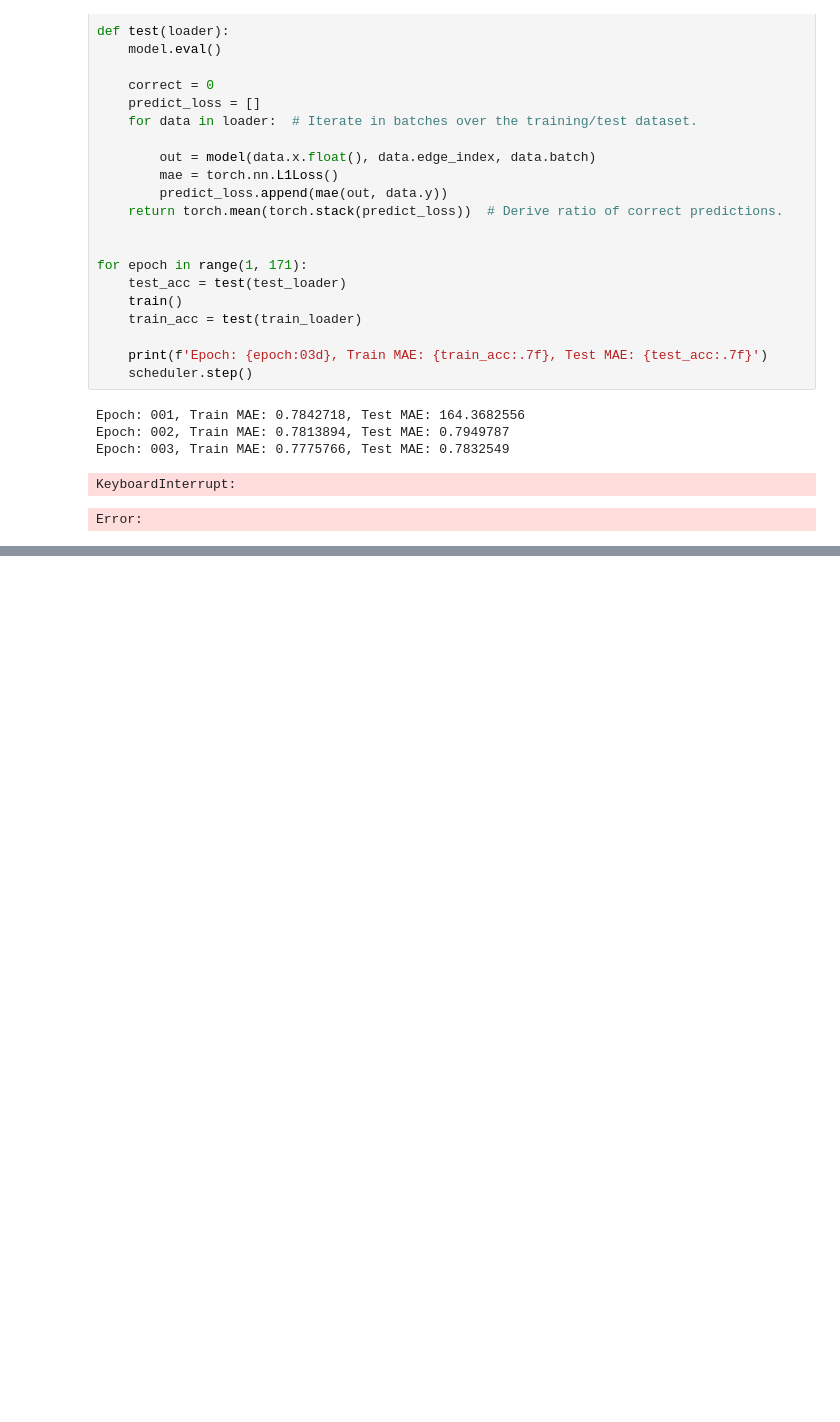
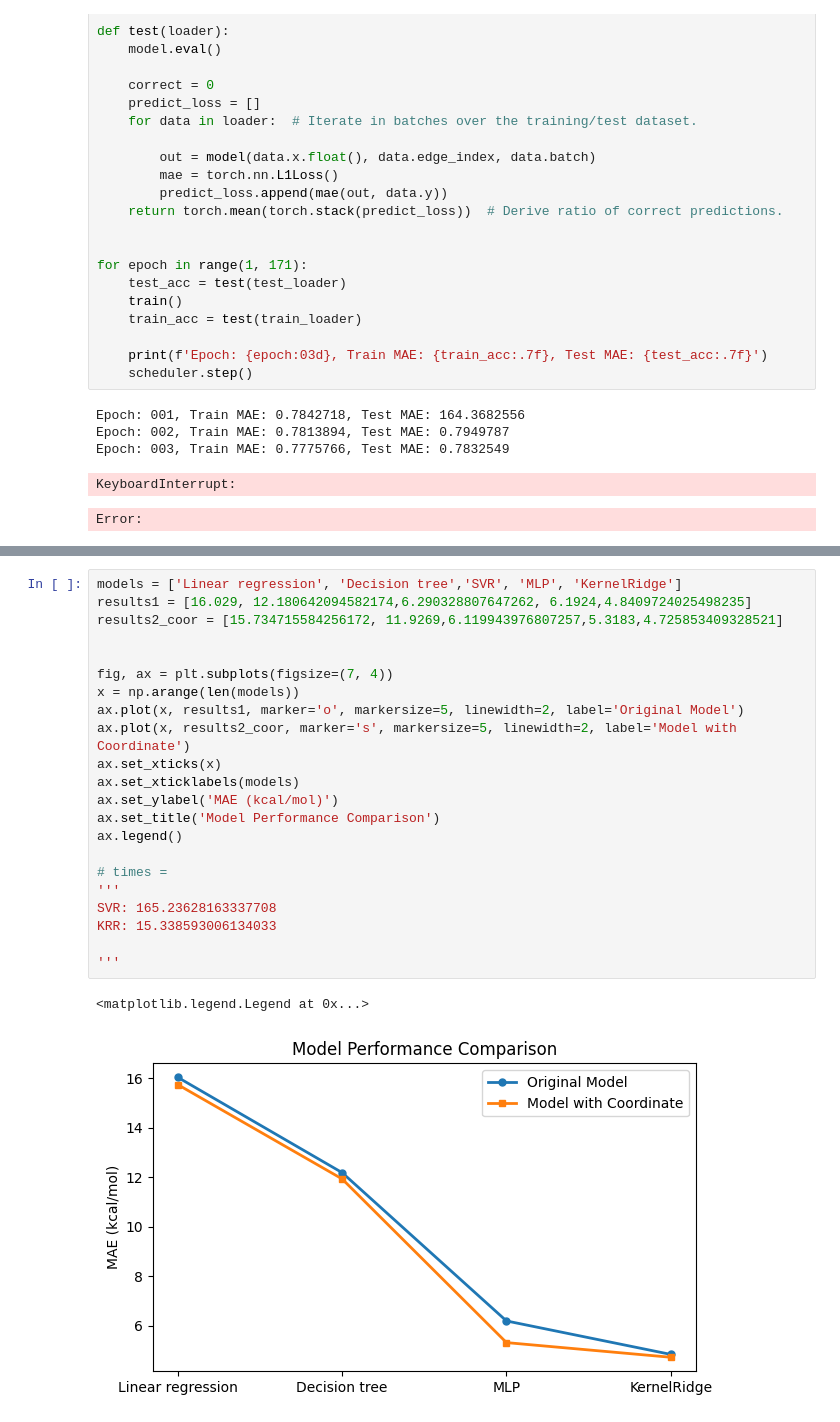
Before and after one commit to nguyenquivinhquang/atomization-energy-regression, a Jupyter notebook: notebooks/deep.ipynb, the cells around one changed output, grey strips where cells are left out. Drawn from its saved outputs; the diff is of its cells as text; blank space fills up the shorter version.

```diff
--- a/notebooks/deep.ipynb
+++ b/notebooks/deep.ipynb
@@ -308,0 +344,25 @@ Error:
+# %%
+models = ['Linear regression', 'Decision tree','SVR', 'MLP', 'KernelRidge']
+results1 = [16.029, 12.180642094582174,6.290328807647262, 6.1924,4.8409724025498235]
+results2_coor = [15.734715584256172, 11.9269,6.119943976807257,5.3183,4.725853409328521]
+
+
+fig, ax = plt.subplots(figsize=(7, 4))
+x = np.arange(len(models))
+ax.plot(x, results1, marker='o', markersize=5, linewidth=2, label='Original Model')
+ax.plot(x, results2_coor, marker='s', markersize=5, linewidth=2, label='Model with Coordinate')
+ax.set_xticks(x)
+ax.set_xticklabels(models)
+ax.set_ylabel('MAE (kcal/mol)')
+ax.set_title('Model Performance Comparison')
+ax.legend()
+
+# times =
+'''
+SVR: 165.23628163337708
+KRR: 15.338593006134033
+
+'''
+# %% [output]
+<matplotlib.legend.Legend at 0x...>
+[figure, added]
```
Also changed, not shown: parts of 5 cells of this notebook, 7 other files.
